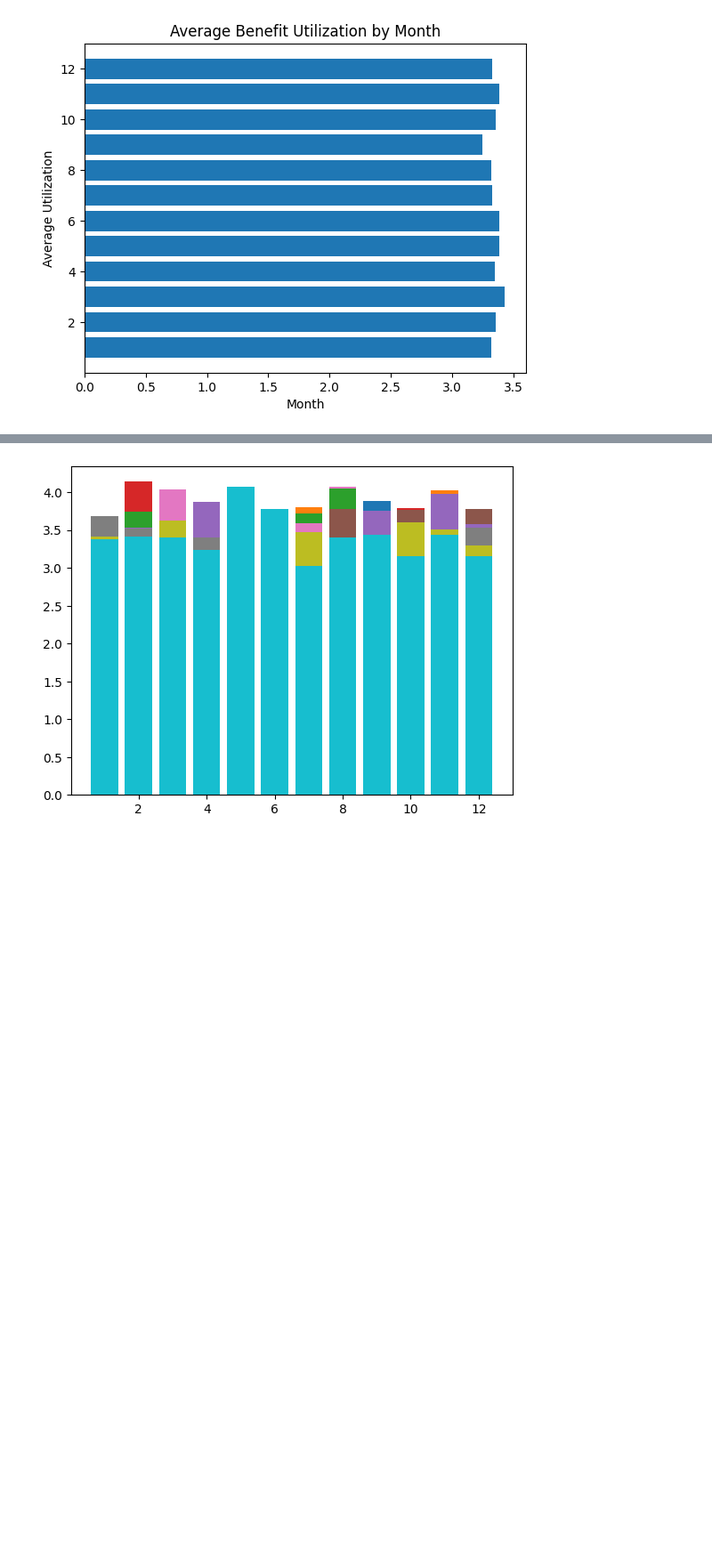
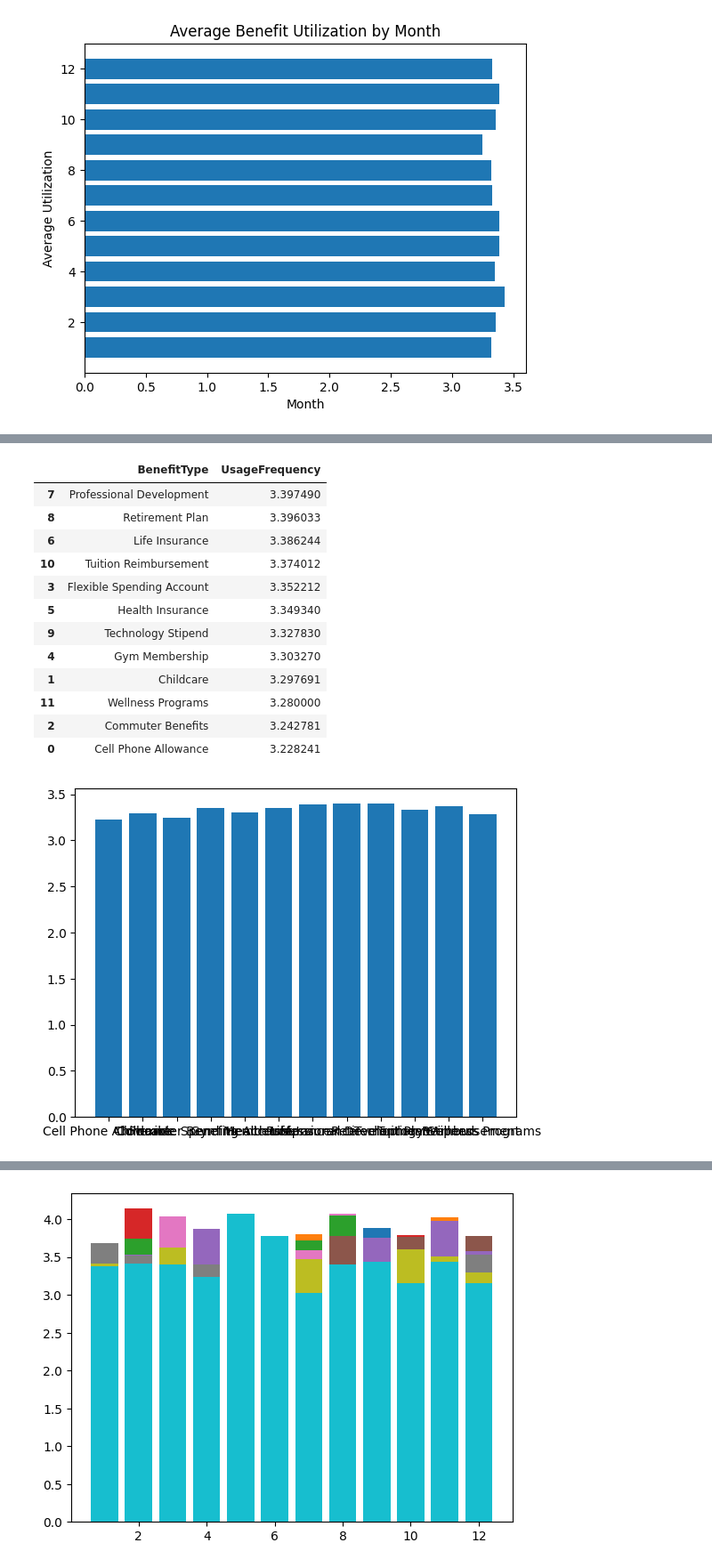
Before and after one commit to yoshimathur/adp_data_cap, a Jupyter notebook: yash_y_book.ipynb, the cells around one changed output, grey strips where cells are left out. Shown at 89% size. Cells and saved outputs as stored; diff of their text form; code cells hidden in the pictures; blank space fills up the shorter version.

```diff
--- a/yash_y_book.ipynb
+++ b/yash_y_book.ipynb
@@ -99,0 +97,17 @@ average_utilization('BenefitID', usage)
+# %%
+average_utilization('BenefitType', usage.merge(benefits, on= 'BenefitID')).reset_index().sort_values(by='UsageFrequency', ascending=False)
+# %% [output]
+|  | BenefitType | UsageFrequency |
+| 7 | Professional Development | 3.397490 |
+| 8 | Retirement Plan | 3.396033 |
+| 6 | Life Insurance | 3.386244 |
+| 10 | Tuition Reimbursement | 3.374012 |
+| 3 | Flexible Spending Account | 3.352212 |
+| 5 | Health Insurance | 3.349340 |
+| 9 | Technology Stipend | 3.327830 |
+| 4 | Gym Membership | 3.303270 |
+| 1 | Childcare | 3.297691 |
+| 11 | Wellness Programs | 3.280000 |
+| 2 | Commuter Benefits | 3.242781 |
+| 0 | Cell Phone Allowance | 3.228241 |
+[figure, added]
```
Also changed, not shown: parts of 8 cells of this notebook.
